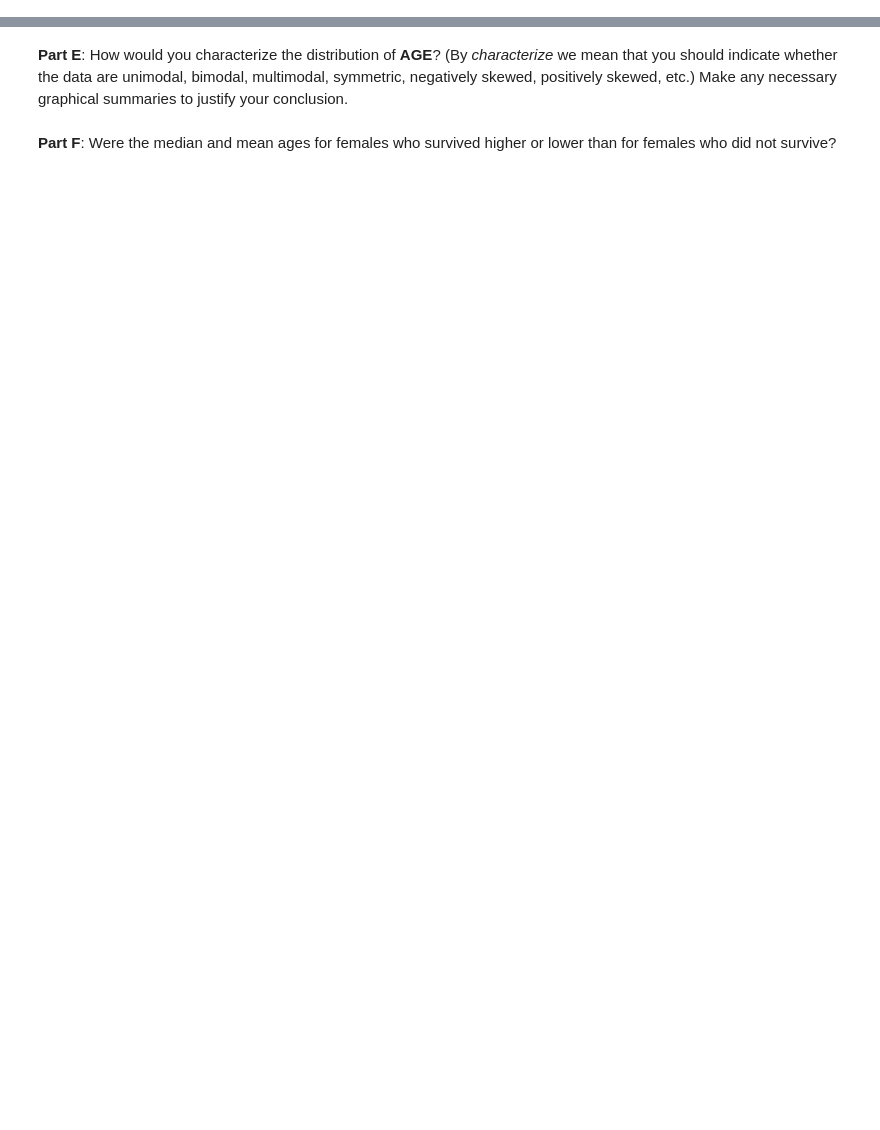
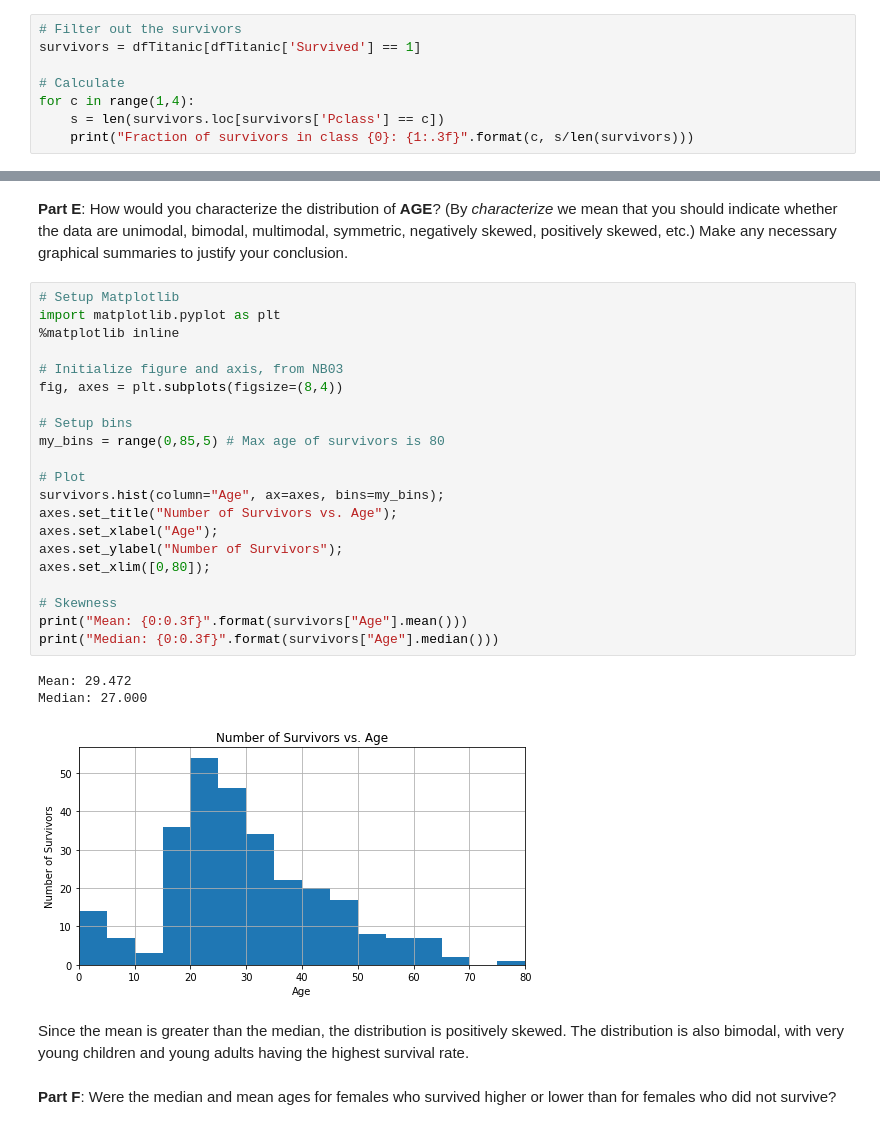
Before and after one commit to tannerbobak/csci3022, a Jupyter notebook: hmwk01_Bobak_Tanner.ipynb, the cells around one changed output, grey strips where cells are left out. Cells and saved outputs as stored; diff of their text form; blank space fills up the shorter version.

```diff
--- a/hmwk01_Bobak_Tanner.ipynb
+++ b/hmwk01_Bobak_Tanner.ipynb
@@ -348,2 +371,10 @@ Also, answer these questions and display any relevant codes:
 # %% [markdown]
 **Part C**: Determine the fraction of survivors from each passenger class. Round your answers to **3 decimal places**.
+# %%
+# Filter out the survivors
+survivors = dfTitanic[dfTitanic['Survived'] == 1]
+
+# Calculate
+for c in range(1,4):
+    s = len(survivors.loc[survivors['Pclass'] == c])
+    print("Fraction of survivors in class {0}: {1:.3f}".format(c, s/len(survivors)))
@@ -354,4 +402,31 @@ Note that there are 6 class-gender combinations to report survival fractions for
 # %% [markdown]
 **Part E**: How would you characterize the distribution of **AGE**? (By _characterize_ we mean that you should indicate whether the data are unimodal, bimodal, multimodal, symmetric, negatively skewed, positively skewed, etc.)  Make any necessary graphical summaries to justify your conclusion.
+# %%
+# Setup Matplotlib
+import matplotlib.pyplot as plt
+%matplotlib inline
+
+# Initialize figure and axis, from NB03
+fig, axes = plt.subplots(figsize=(8,4))
+
+# Setup bins
+my_bins = range(0,85,5) # Max age of survivors is 80
+
+# Plot
+survivors.hist(column="Age", ax=axes, bins=my_bins);
+axes.set_title("Number of Survivors vs. Age");
+axes.set_xlabel("Age");
+axes.set_ylabel("Number of Survivors");
+axes.set_xlim([0,80]);
+
+# Skewness
+print("Mean: {0:0.3f}".format(survivors["Age"].mean()))
+print("Median: {0:0.3f}".format(survivors["Age"].median()))
+# %% [output]
+Mean: 29.472
+Median: 27.000
+[figure, added]
+# %% [markdown]
+Since the mean is greater than the median, the distribution is positively skewed. The distribution is also bimodal, with very young children and young adults having the highest survival rate.
 # %% [markdown]
 **Part F**: Were the median and mean ages for females who survived higher or lower than for females who did not survive?
```
Also changed, not shown: parts of 7 cells of this notebook, 1 other file.
